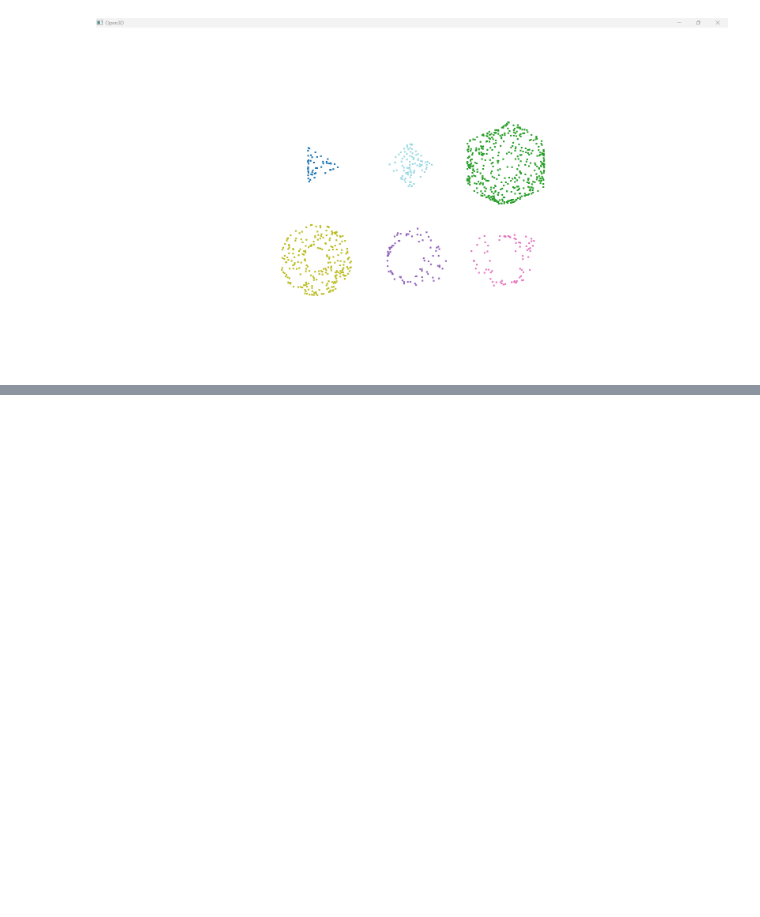
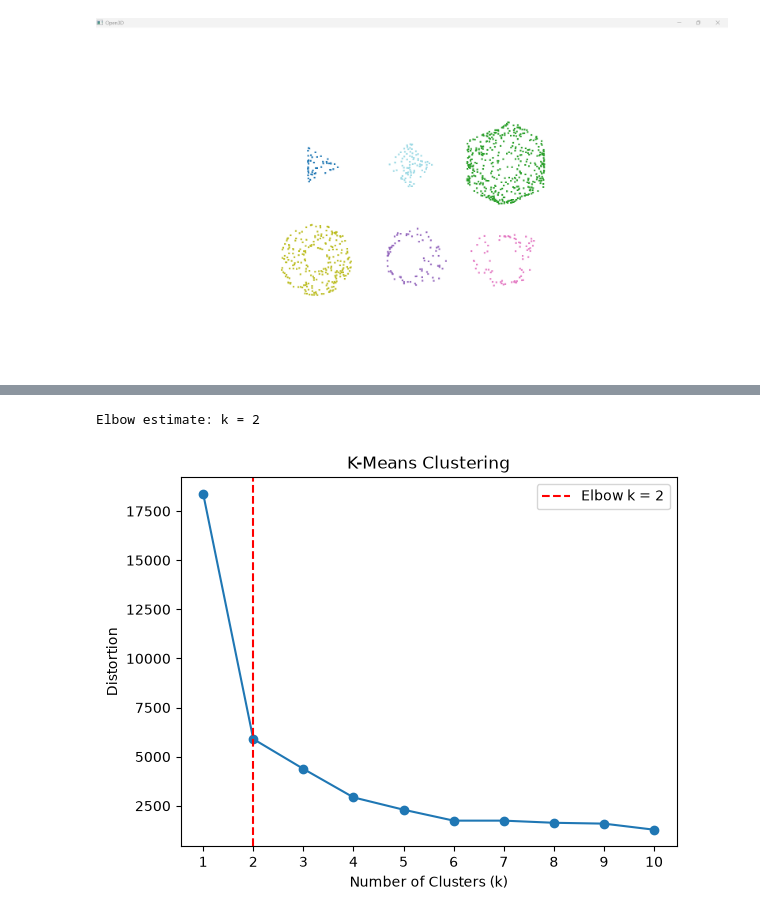
Before and after one commit to chrisd314/34759-perception-autonomous-systems-fall-2026, a Jupyter notebook: 06-weekly-project-3D-point-cloud-processing-pt2/06-weekly-project-3D-point-cloud-processing-pt2.ipynb, the cells around one changed output, grey strips where cells are left out. Drawn from its saved outputs; the diff is of its cells as text; code cells hidden in the pictures; blank space fills up the shorter version.

Commit message:
k-means and automatic k-means

```diff
--- a/06-weekly-project-3D-point-cloud-processing-pt2/06-weekly-project-3D-point-cloud-processing-pt2.ipynb
+++ b/06-weekly-project-3D-point-cloud-processing-pt2/06-weekly-project-3D-point-cloud-processing-pt2.ipynb
@@ -80,16 +60,0 @@ pcl has 6 clusters
-# %%
-k_values = range(1, 11)
-distortions = []
-for k in k_values:
-    labels, centers, distortion = kmeans(
-        xyz,
-        k=k,
-        random_state=0
-    )
-    distortions.append(distortion)
-plt.plot(k_values, distortions, marker = "o")
-plt.xticks(list(k_values))
-plt.xlabel("Number of Clusters (k)")
-plt.ylabel("Distortion")
-plt.title("K-Means Clustering")
-plt.show()
@@ -97,0 +77,43 @@ plt.show()
+# %%
+# Use the same point cloud as in the fixed-k example above.
+k_values = range(1, 11)
+distortions = []
+labels_by_k = []
+
+for k in k_values:
+    labels = kmeans(xyz, k)
+    labels_by_k.append(labels)
+
+    # Distortion is the sum of squared distances to each cluster's mean.
+    distortion = 0
+    for label in np.unique(labels):
+        cluster_points = xyz[labels == label]
+        center = cluster_points.mean(axis=0)
+        distortion += np.sum((cluster_points - center) ** 2)
+    distortions.append(distortion)
+
+# Normalise the curve and find the point furthest above its endpoint line.
+if distortions[0] == distortions[-1]:
+    best_index = 0
+else:
+    x = np.linspace(0, 1, len(k_values))
+    y = (distortions[0] - np.array(distortions)) / (distortions[0] - distortions[-1])
+    best_index = int(np.argmax(y - x))
+best_k = k_values[best_index]
+labels = labels_by_k[best_index]
+print(f"Elbow estimate: k = {best_k}")
+
+plt.figure()
+plt.plot(k_values, distortions, marker="o")
+plt.axvline(best_k, color="red", linestyle="--", label=f"Elbow k = {best_k}")
+plt.xticks(k_values)
+plt.xlabel("Number of Clusters (k)")
+plt.ylabel("Distortion")
+plt.title("K-Means Clustering")
+plt.legend()
+plt.show()
+
+draw_labels_on_model(point_cloud, labels)
+# %% [output]
+Elbow estimate: k = 2
+[figure, added]
```
Also changed, not shown: parts of 10 cells of this notebook.
